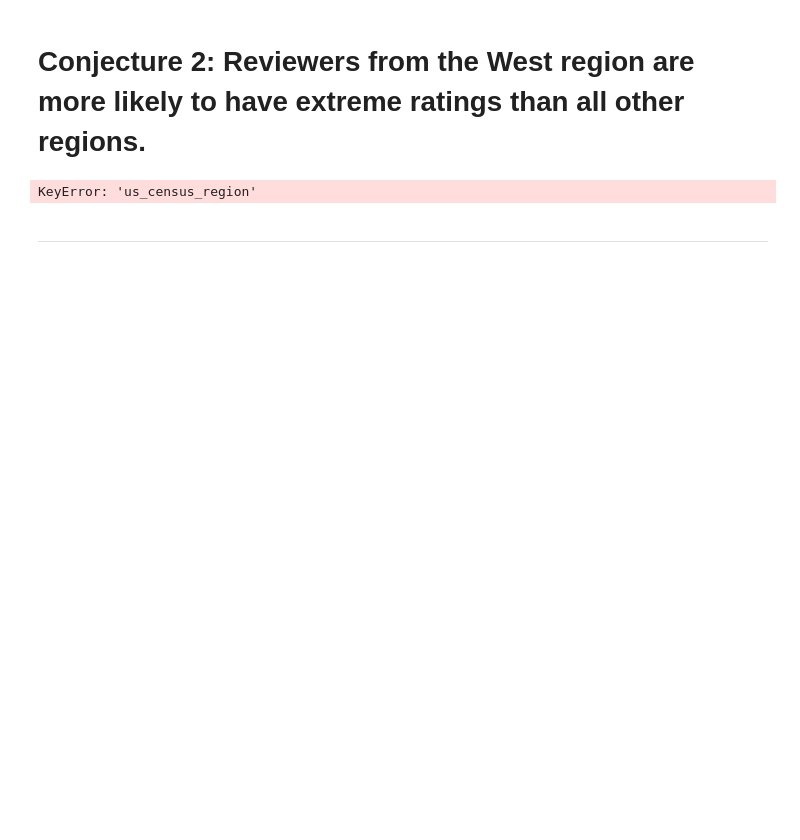
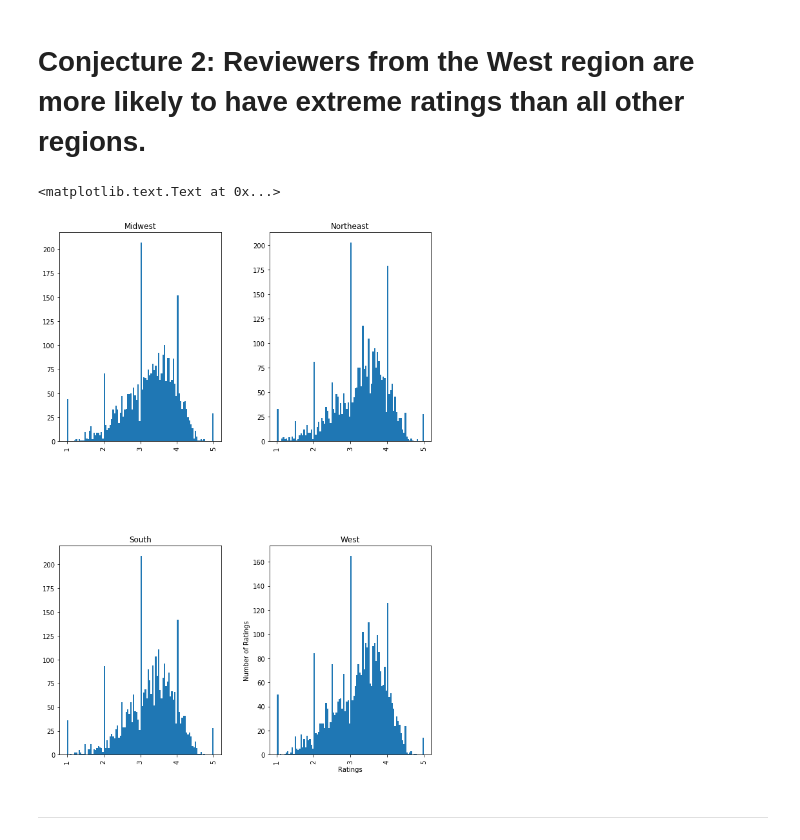
Before and after one commit to DS501-17F-Team14/Case-Study-2, a Jupyter notebook: Team-14-CaseStudy2.ipynb, the cells around one changed output. Drawn from its saved outputs; the diff is of its cells as text; code cells hidden in the pictures; blank space fills up the shorter version.

```diff
--- a/Team-14-CaseStudy2.ipynb
+++ b/Team-14-CaseStudy2.ipynb
@@ -1034,10 +1054,13 @@ Conjecture 2: Reviewers from the West region are more likely to have extreme rat
 # %%
 # plot histogram for average rating by region
 plt.rcParams['figure.figsize'] = (10, 15)
 table2 = conjecture_merged_data.pivot_table('rating', index=['movie_id','us_census_region'], aggfunc='mean')
 #print(table2)
-table2.hist(bins=100, by='us_census_region', sharex=True, sharey=True)
+table2.hist(bins=100, by='us_census_region', sharex=False, sharey=False)
+plt.xlabel('Ratings')
+plt.ylabel('Number of Ratings')
 # %% [output]
-KeyError: 'us_census_region'
+<matplotlib.text.Text at 0x...>
+[figure, added]
 # %% [markdown]
 ---
```
Also changed, not shown: parts of 12 cells of this notebook.
